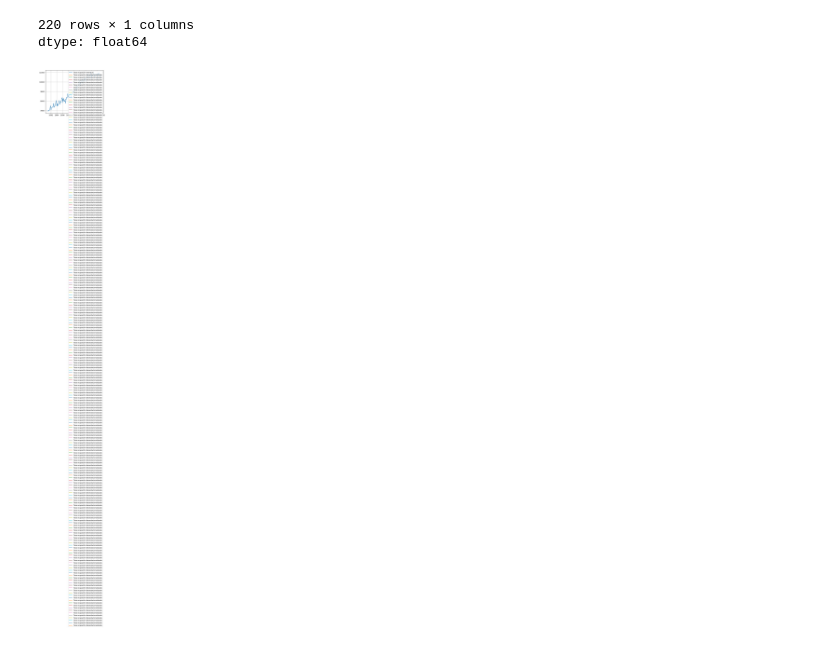
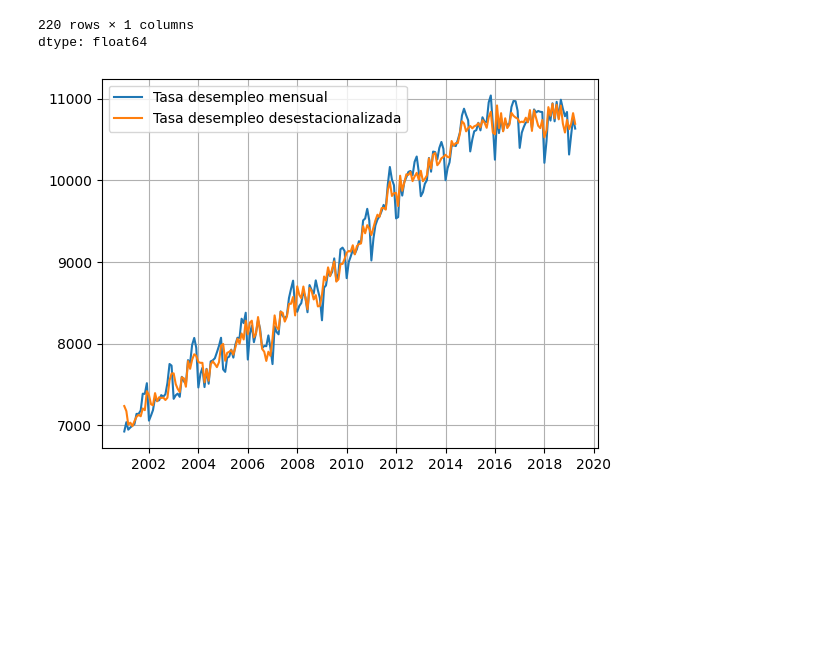
Before and after one commit to cam2149/MachineLearningIII, a Jupyter notebook: fundamentos_de_analítica_ejercicio1.ipynb, the cells around one changed output. Drawn from its saved outputs; the diff is of its cells as text; code cells hidden in the pictures; blank space fills up the shorter version.

```diff
--- a/fundamentos_de_analítica_ejercicio1.ipynb
+++ b/fundamentos_de_analítica_ejercicio1.ipynb
@@ -60,15 +62,15 @@ td_componentes.seasonal
 220 rows × 1 columns
 dtype: float64
 # %%
-td_desestacionalizada = ds_ocupados-td_componentes.seasonal
+td_desestacionalizada = data["Ocupados"]-td_componentes.seasonal
 
-plt.plot(ds_ocupados,label="Tasa ocupación mensual")
-plt.plot(td_desestacionalizada,label="Tasa ocupación desestacionalizada")
+plt.plot(data[["Ocupados"]],label="Tasa desempleo mensual")
+plt.plot(td_desestacionalizada,label="Tasa desempleo desestacionalizada")
 plt.legend()
 plt.grid()
 plt.show()
 # %% [output]
-[figure, old version]
+[figure, new version]
 # %%
 # Split the data into training and testing sets
 train_len = 208
```
Also changed, not shown: parts of 1 cell of this notebook.
